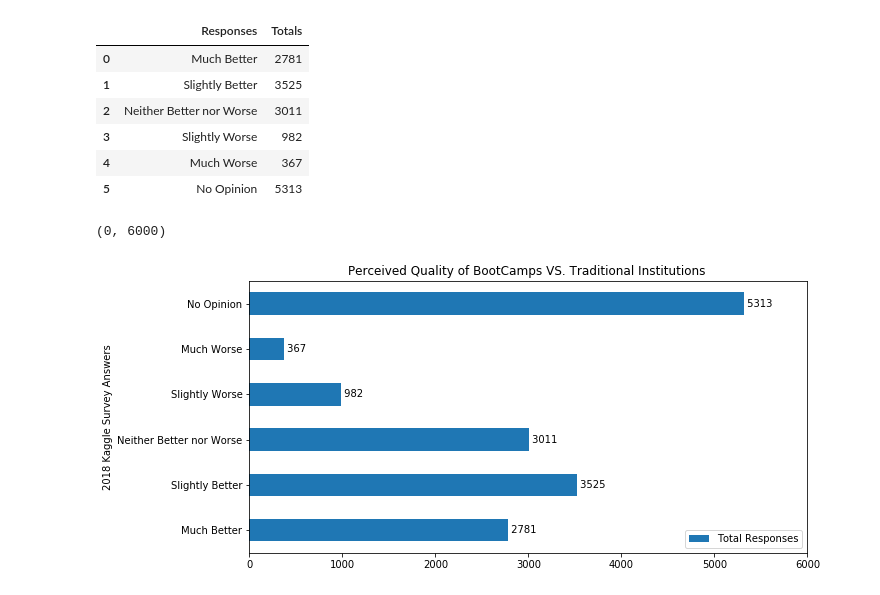
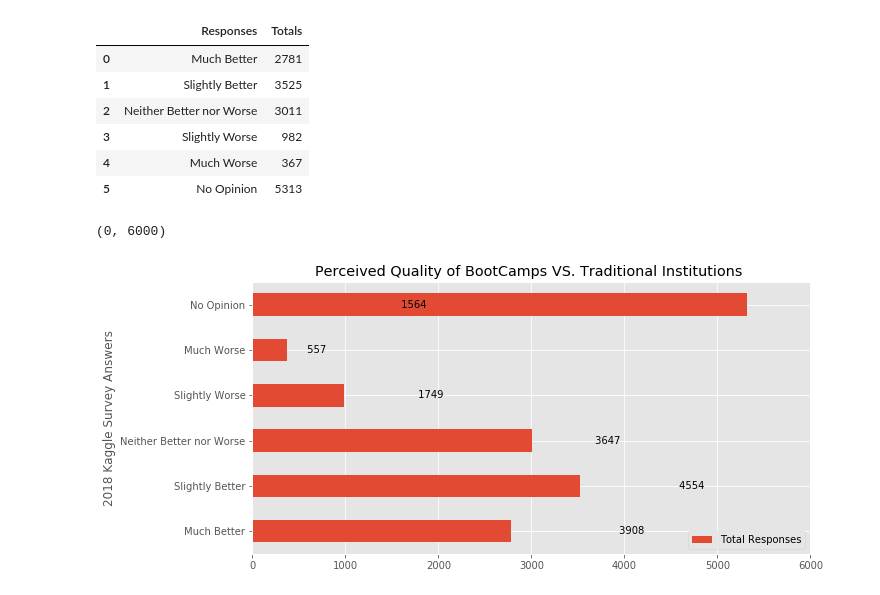
Before and after one commit to feldtmam/project1group3, a Jupyter notebook: Lauren_files/kaggle_survey_2018.ipynb, the cells around one changed output. Saved outputs shown, nothing was run; the diff lists cells and outputs as text; code cells hidden in the pictures.

```diff
--- a/Lauren_files/kaggle_survey_2018.ipynb
+++ b/Lauren_files/kaggle_survey_2018.ipynb
@@ -4,6 +4,7 @@ import pandas as pd
 import matplotlib.pyplot as plt
 import numpy as np
 import os
+plt.style.use('ggplot')
 %matplotlib inline
 # %%
 survey_2018 = pd.read_csv('./resources/04_Kaggle_Survey_2018.csv')
@@ -332,21 +329,19 @@ df_39_2
 # %%
 #Plot Graph
 ax = df_39_2.plot.barh(x='Responses', y='Totals', figsize=(10,5),
                             title ="Perceived Quality of BootCamps VS. Traditional Institutions ", label="Total Responses")
-# Add Response Values
-y = df_39_2['Totals']
 
 # Add Response Total
 for i, v in enumerate(y):
     ax.text(v, i, " "+str(v), color='black', va='center')
 
 # Format
 ax.legend(loc='lower right')
 plt.ylabel("2018 Kaggle Survey Answers")
 ax.set_xlim([0,6000])
 # %% [output]
 (0, 6000)
-[figure, old version]
+[figure, new version]
 # %%
 fig = ax.get_figure()
 fig.tight_layout()
```
Also changed, not shown: parts of 17 cells of this notebook.
